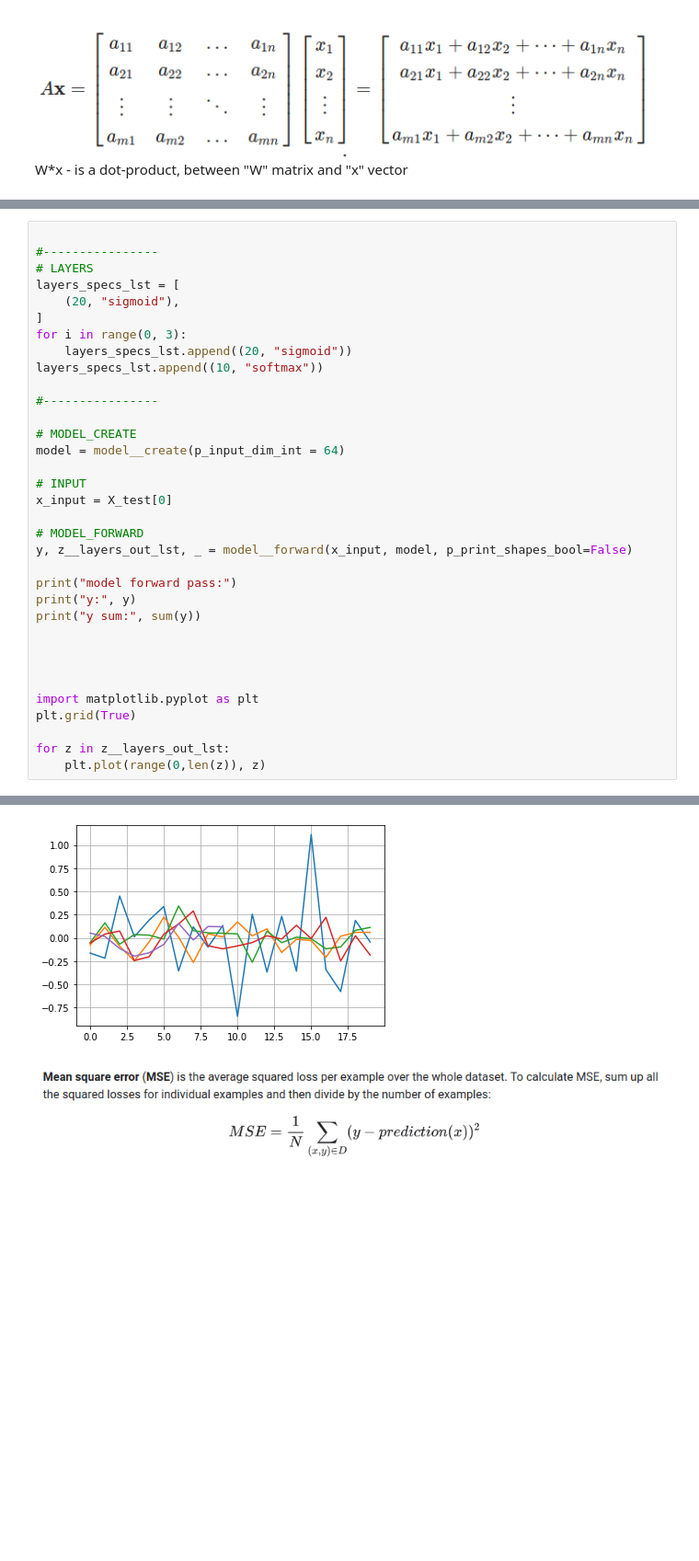
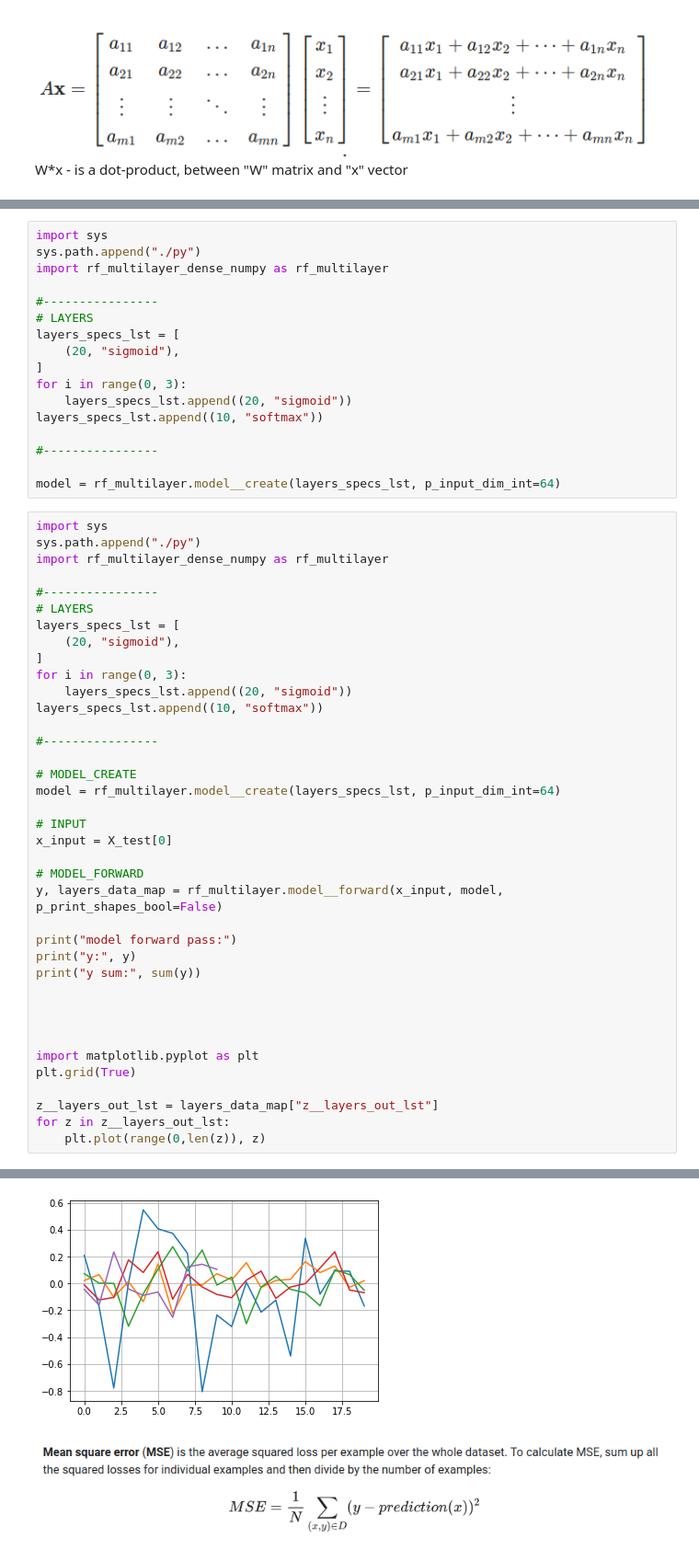
Before and after one commit to mm-ten/reinforcer, a Jupyter notebook: backprop_multilayer_test.ipynb, the cells around one changed output, grey strips where cells are left out. Shown at 92% size. Saved outputs shown, nothing was run; the diff lists cells and outputs as text; blank space fills up the shorter version.

Commit message:
separated out numpy dense model into its own Py modules.

```diff
--- a/backprop_multilayer_test.ipynb
+++ b/backprop_multilayer_test.ipynb
@@ -187,4 +32,24 @@ def model__forward(p_x_input,
+# %%
+import sys
+sys.path.append("./py")
+import rf_multilayer_dense_numpy as rf_multilayer
+
+#----------------
+# LAYERS
+layers_specs_lst = [
+    (20, "sigmoid"),
+]
+for i in range(0, 3):
+    layers_specs_lst.append((20, "sigmoid"))
+layers_specs_lst.append((10, "softmax"))
+
+#----------------
+
+model = rf_multilayer.model__create(layers_specs_lst, p_input_dim_int=64)
 # %%
+import sys
+sys.path.append("./py")
+import rf_multilayer_dense_numpy as rf_multilayer
 
 #----------------
 # LAYERS
@@ -198,13 +63,13 @@ layers_specs_lst.append((10, "softmax"))
 #----------------
 
 # MODEL_CREATE
-model = model__create(p_input_dim_int = 64)
+model = rf_multilayer.model__create(layers_specs_lst, p_input_dim_int=64)
 
 # INPUT
 x_input = X_test[0]
 
 # MODEL_FORWARD
-y, z__layers_out_lst, _ = model__forward(x_input, model, p_print_shapes_bool=False)
+y, layers_data_map = rf_multilayer.model__forward(x_input, model, p_print_shapes_bool=False)
 
 print("model forward pass:")
 print("y:", y)
@@ -216,6 +81,7 @@ print("y sum:", sum(y))
 import matplotlib.pyplot as plt
 plt.grid(True)
 
+z__layers_out_lst = layers_data_map["z__layers_out_lst"]
 for z in z__layers_out_lst:
     plt.plot(range(0,len(z)), z)
 # %% [output]
@@ -226,4 +92,4 @@ y sum: 0.9999999999999999
-[figure, old version]
+[figure, new version]
 # %% [markdown]
 ![image.png](attachment:image.png)
 # %% [markdown]
```
Also changed, not shown: parts of 10 cells of this notebook, 7 other files.
